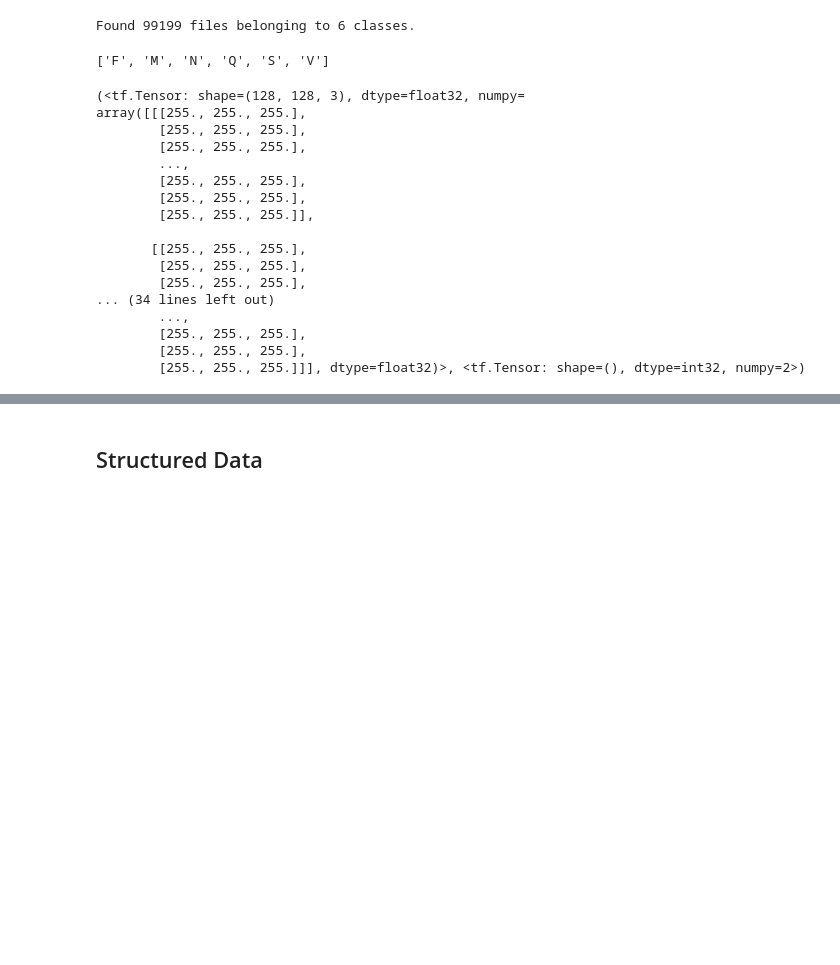
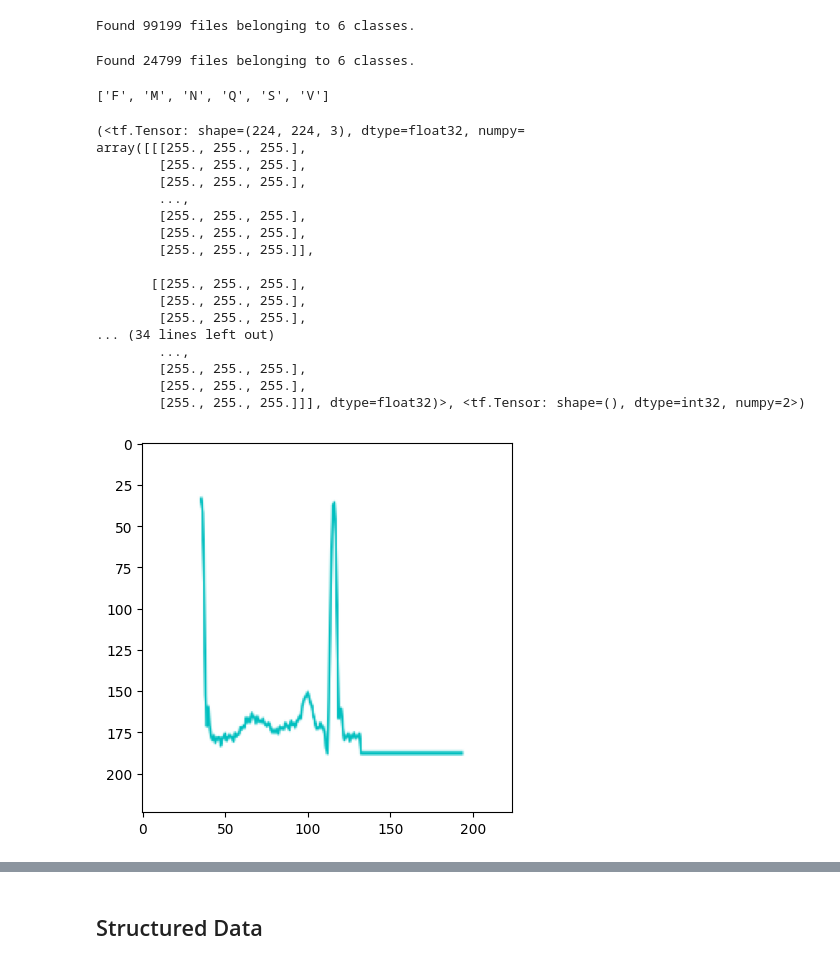
Before and after one commit to alyraafat/Machine-Learning-Applications, a Jupyter notebook: Disease Prediction from Medical Data/Heart_Disease_Prediction.ipynb, the cells around one changed output, grey strips where cells are left out. Drawn from its saved outputs; the diff is of its cells as text; code cells hidden in the pictures; blank space fills up the shorter version.

Commit message:
almost finishing data preprocessing

```diff
--- a/Disease Prediction from Medical Data/Heart_Disease_Prediction.ipynb
+++ b/Disease Prediction from Medical Data/Heart_Disease_Prediction.ipynb
@@ -63,7 +88,7 @@ print(heart_disease.variables)
 ## ECG Images
 # %%
 BATCH_SIZE = 128
-IM_SHAPE = (128,128,3)
+IM_SHAPE = (224,224,3)
 LEARNING_RATE = 2e-4
 LATENT_DIM=100
 EPOCHS=20
@@ -76,30 +101,41 @@ ecg_train_dataset = tf.keras.preprocessing.image_dataset_from_directory(
 )
 # %% [output]
 Found 99199 files belonging to 6 classes.
+# %%
+ecg_test_dataset = tf.keras.preprocessing.image_dataset_from_directory(
+    "./ecg-image-data/ECG_Image_data/test",
+    image_size=(IM_SHAPE[0], IM_SHAPE[1]),
+    batch_size=BATCH_SIZE,
+    shuffle=True,
+)
+# %% [output]
+Found 24799 files belonging to 6 classes.
 # %%
 ecg_train_dataset.class_names
 # %% [output]
 ['F', 'M', 'N', 'Q', 'S', 'V']
 # %%
 for x in ecg_train_dataset.unbatch():
+    plt.imshow(x[0]/255)
     print(x)
     break
 # %% [output]
-(<tf.Tensor: shape=(128, 128, 3), dtype=float32, numpy=
+(<tf.Tensor: shape=(224, 224, 3), dtype=float32, numpy=
 array([[[255., 255., 255.],
         [255., 255., 255.],
         [255., 255., 255.],
         ...,
         [255., 255., 255.],
         [255., 255., 255.],
         [255., 255., 255.]],
 
        [[255., 255., 255.],
         [255., 255., 255.],
         [255., 255., 255.],
 ... (34 lines left out)
         ...,
         [255., 255., 255.],
         [255., 255., 255.],
         [255., 255., 255.]]], dtype=float32)>, <tf.Tensor: shape=(), dtype=int32, numpy=2>)
+[figure, added]
 # %%
```
Also changed, not shown: parts of 55 cells of this notebook.
